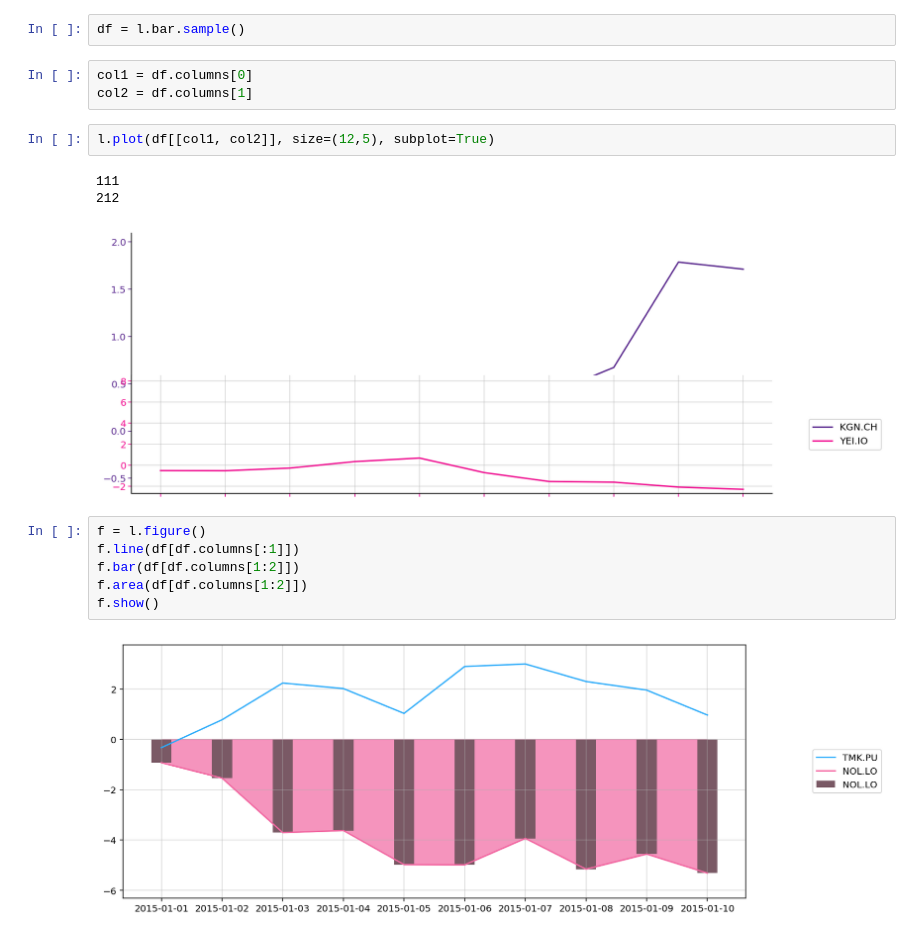
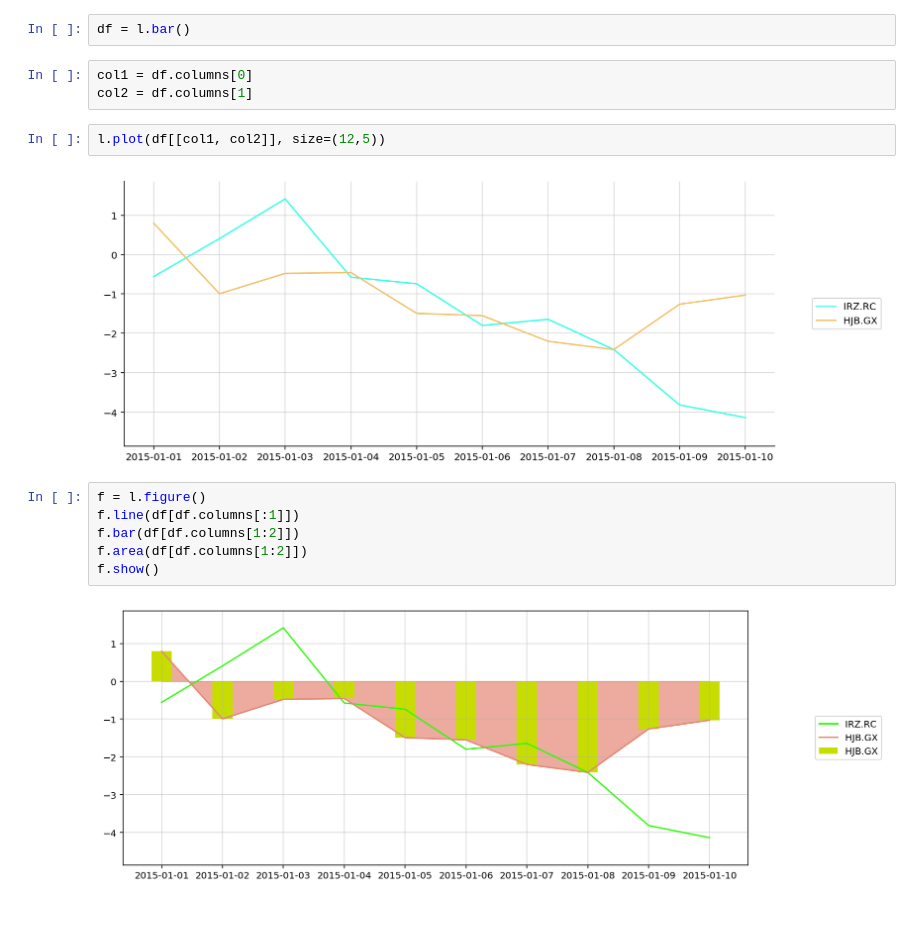
Before and after one commit to timkpaine/lantern, a Jupyter notebook: examples/matplotlib.ipynb, the cells around one changed output. Cells and saved outputs as stored; diff of their text form.

```diff
--- a/examples/matplotlib.ipynb
+++ b/examples/matplotlib.ipynb
@@ -2,16 +2,14 @@
 %%capture
 import lantern as l
 # %%
-df = l.bar.sample()
+df = l.bar()
 # %%
 col1 = df.columns[0]
 col2 = df.columns[1]
 # %%
-l.plot(df[[col1, col2]], size=(12,5), subplot=True)
+l.plot(df[[col1, col2]], size=(12,5))
 # %% [output]
-111
-212
-[figure, old version]
+[figure, new version]
 # %%
 f = l.figure()
 f.line(df[df.columns[:1]])
@@ -19,7 +17,7 @@ f.bar(df[df.columns[1:2]])
 f.area(df[df.columns[1:2]])
 f.show()
 # %% [output]
-[figure, old version]
+[figure, new version]
 # %%
 f = l.figure()
 f.line(df[df.columns[:1]], y_axis='right')
```
Also changed, not shown: parts of 2 cells of this notebook, 4 other files.
